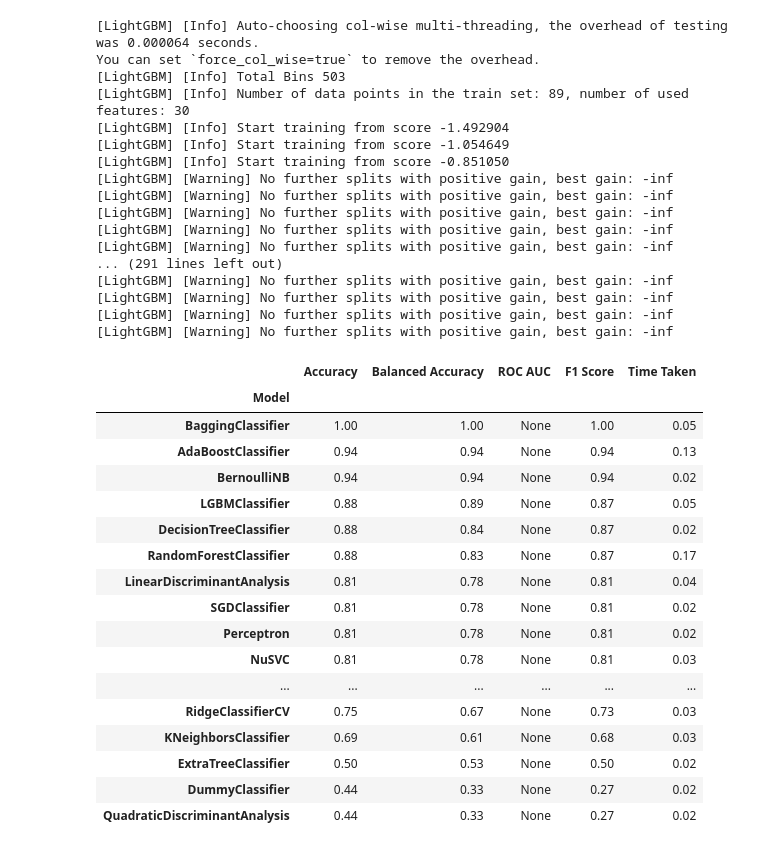
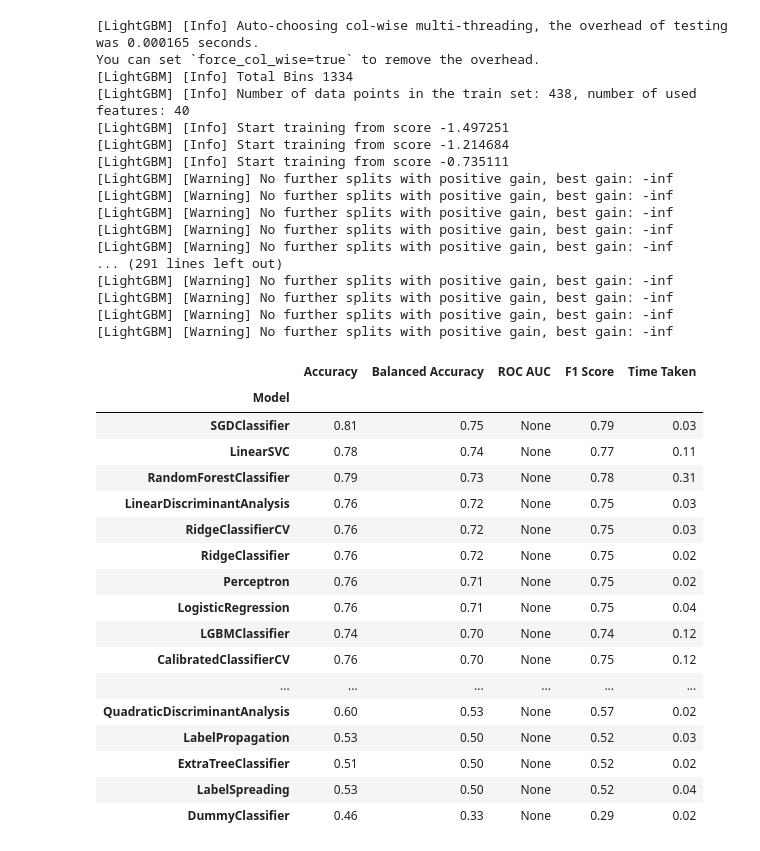
Before and after one commit to ML-DM-project/football-predict, a Jupyter notebook: Huy_feature_selection.ipynb, the cells around one changed output. Cells and saved outputs as stored; diff of their text form; code cells hidden in the pictures.

```diff
--- a/Huy_feature_selection.ipynb
+++ b/Huy_feature_selection.ipynb
@@ -141,54 +143,65 @@ And if memory is not enough, you can set `force_col_wise=true`.
 # %%
 from wrapper import process_data, lazy_feature_selection
 
-# Huy feature based on selectkbest
+# list_column = ['previousHomeWin', 'previousAwayWin', 'previousDraw',
+#        'previousManagerHomeWin', 'previousManagerAwayWin',
+#        'previousManagerDraw', 'homeAvgRating', 'homePosition', 'homeForm',
+#        'awayAvgRating', 'awayPosition', 'homeExpectedGoal', 'awayExpectedGoal',
+#        'homeBallPosession', 'homeShotOnTarget', 'awayShotOnTarget',
+#        'homeCorner', 'awayGoalkick', 'homeBigChance', 'awayBigChance',
+#        'homeShotInsideBox', 'awayShotInsideBox', 'homePass', 'awayPass',
+#        'homeAccuratePass', 'awayAccuratePass', 'awayAccurateLongPass',
+#        'homeClearance', 'homeScorePeriod1', 'awayScorePeriod1', 'homeScoreCurrent', 'awayScoreCurrent']
+# # Huy feature based on selectkbest
 list_column = ['previousHomeWin', 'previousAwayWin', 'previousDraw',
        'previousManagerHomeWin', 'previousManagerAwayWin',
-       'previousManagerDraw', 'homePosition', 'homePoint', 'homeForm',
-       'awayAvgRating', 'homeExpectedGoal', 'awayExpectedGoal',
-       'homeExpectedAssist', 'awayExpectedAssist', 'homeBallPosession',
-       'homeShotOnTarget', 'awayShotOnTarget', 'homeBlockedShot',
-       'homeFreekick', 'awayBigChance', 'homeShotInsideBox', 'homeGoalSave',
-       'homePass', 'awayPass', 'homeAccuratePass', 'awayAccuratePass',
-       'homeLongPass', 'awayClearance', 'homeScorePeriod1',
-       'awayScorePeriod1', 'homeScoreCurrent', 'awayScoreCurrent']
+       'previousManagerDraw', 'homeAvgRating', 'homePosition', 'homePoint',
+       'homeForm', 'awayAvgRating', 'awayPosition', 'awayForm',
+       'homeExpectedGoal', 'awayExpectedGoal', 'homeBallPosession',
+       'homeShotOnTarget', 'awayShotOnTarget', 'homeShotOffTarget',
+       'awayShotOffTarget', 'homeCorner', 'awayCorner', 'awayGoalkick',
+       'homeBigChance', 'awayBigChance', 'homeShotInsideBox',
+       'awayShotInsideBox', 'homePass', 'awayPass', 'homeAccuratePass',
+       'awayAccuratePass', 'awayAccurateLongPass', 'homeCross', 'awayCross',
+       'awayAccurateCross', 'homeInterception', 'homeClearance',
+       'awayClearance', 'homeScorePeriod1', 'awayScorePeriod1', 'homeScoreCurrent', 'awayScoreCurrent']
 
 
-score = lazy_feature_selection("match_all_statistic.csv", list_column, fill_na="median", scaler="robust")
+score = lazy_feature_selection("match_all_statistic.csv", list_column, scaler="robust")
 score
 # %% [output]
-[LightGBM] [Info] Auto-choosing col-wise multi-threading, the overhead of testing was 0.000064 seconds.
+[LightGBM] [Info] Auto-choosing col-wise multi-threading, the overhead of testing was 0.000165 seconds.
 You can set `force_col_wise=true` to remove the overhead.
-[LightGBM] [Info] Total Bins 503
-[LightGBM] [Info] Number of data points in the train set: 89, number of used features: 30
-[LightGBM] [Info] Start training from score -1.492904
-[LightGBM] [Info] Start training from score -1.054649
-[LightGBM] [Info] Start training from score -0.851050
+[LightGBM] [Info] Total Bins 1334
+[LightGBM] [Info] Number of data points in the train set: 438, number of used features: 40
+[LightGBM] [Info] Start training from score -1.497251
+[LightGBM] [Info] Start training from score -1.214684
+[LightGBM] [Info] Start training from score -0.735111
 [LightGBM] [Warning] No further splits with positive gain, best gain: -inf
 [LightGBM] [Warning] No further splits with positive gain, best gain: -inf
 [LightGBM] [Warning] No further splits with positive gain, best gain: -inf
 [LightGBM] [Warning] No further splits with positive gain, best gain: -inf
 [LightGBM] [Warning] No further splits with positive gain, best gain: -inf
 ... (291 lines left out)
 [LightGBM] [Warning] No further splits with positive gain, best gain: -inf
 [LightGBM] [Warning] No further splits with positive gain, best gain: -inf
 [LightGBM] [Warning] No further splits with positive gain, best gain: -inf
 [LightGBM] [Warning] No further splits with positive gain, best gain: -inf
 |  | Accuracy | Balanced Accuracy | ROC AUC | F1 Score | Time Taken |
 | Model |  |  |  |  |  |
-| BaggingClassifier | 1.00 | 1.00 | None | 1.00 | 0.05 |
-| AdaBoostClassifier | 0.94 | 0.94 | None | 0.94 | 0.13 |
-| BernoulliNB | 0.94 | 0.94 | None | 0.94 | 0.02 |
-| LGBMClassifier | 0.88 | 0.89 | None | 0.87 | 0.05 |
-| DecisionTreeClassifier | 0.88 | 0.84 | None | 0.87 | 0.02 |
-| RandomForestClassifier | 0.88 | 0.83 | None | 0.87 | 0.17 |
-| LinearDiscriminantAnalysis | 0.81 | 0.78 | None | 0.81 | 0.04 |
-| SGDClassifier | 0.81 | 0.78 | None | 0.81 | 0.02 |
-| Perceptron | 0.81 | 0.78 | None | 0.81 | 0.02 |
-| NuSVC | 0.81 | 0.78 | None | 0.81 | 0.03 |
+| SGDClassifier | 0.81 | 0.75 | None | 0.79 | 0.03 |
+| LinearSVC | 0.78 | 0.74 | None | 0.77 | 0.11 |
+| RandomForestClassifier | 0.79 | 0.73 | None | 0.78 | 0.31 |
+| LinearDiscriminantAnalysis | 0.76 | 0.72 | None | 0.75 | 0.03 |
+| RidgeClassifierCV | 0.76 | 0.72 | None | 0.75 | 0.03 |
+| RidgeClassifier | 0.76 | 0.72 | None | 0.75 | 0.02 |
+| Perceptron | 0.76 | 0.71 | None | 0.75 | 0.02 |
+| LogisticRegression | 0.76 | 0.71 | None | 0.75 | 0.04 |
+| LGBMClassifier | 0.74 | 0.70 | None | 0.74 | 0.12 |
+| CalibratedClassifierCV | 0.76 | 0.70 | None | 0.75 | 0.12 |
 | ... | ... | ... | ... | ... | ... |
-| RidgeClassifierCV | 0.75 | 0.67 | None | 0.73 | 0.03 |
-| KNeighborsClassifier | 0.69 | 0.61 | None | 0.68 | 0.03 |
-| ExtraTreeClassifier | 0.50 | 0.53 | None | 0.50 | 0.02 |
-| DummyClassifier | 0.44 | 0.33 | None | 0.27 | 0.02 |
-| QuadraticDiscriminantAnalysis | 0.44 | 0.33 | None | 0.27 | 0.02 |
+| QuadraticDiscriminantAnalysis | 0.60 | 0.53 | None | 0.57 | 0.02 |
+| LabelPropagation | 0.53 | 0.50 | None | 0.52 | 0.03 |
+| ExtraTreeClassifier | 0.51 | 0.50 | None | 0.52 | 0.02 |
+| LabelSpreading | 0.53 | 0.50 | None | 0.52 | 0.04 |
+| DummyClassifier | 0.46 | 0.33 | None | 0.29 | 0.02 |
```
Also changed, not shown: parts of 3 cells of this notebook, 2 other files.
